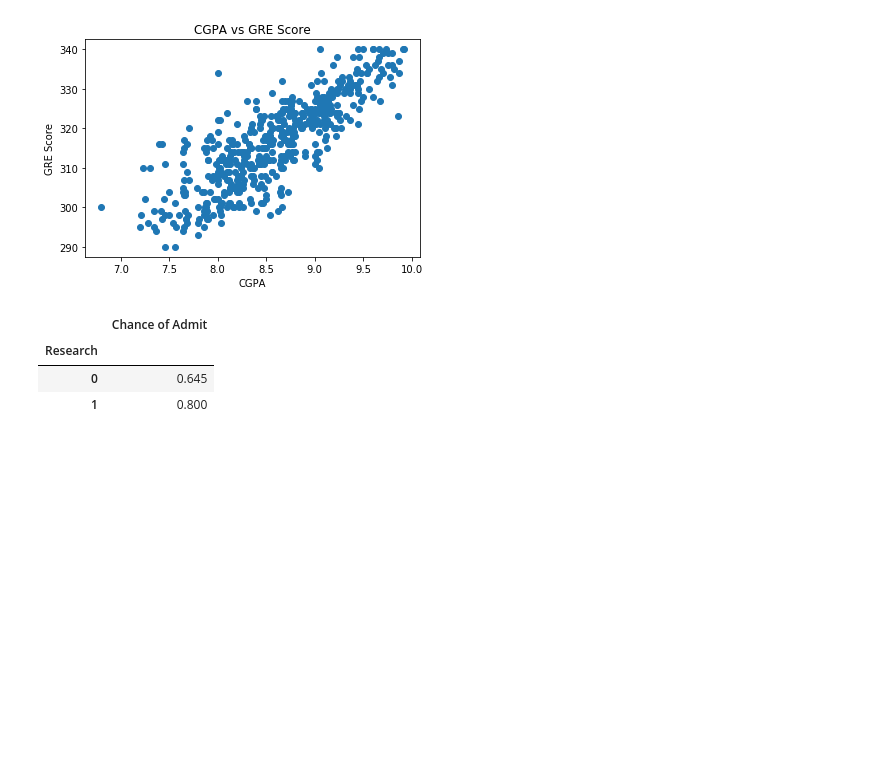
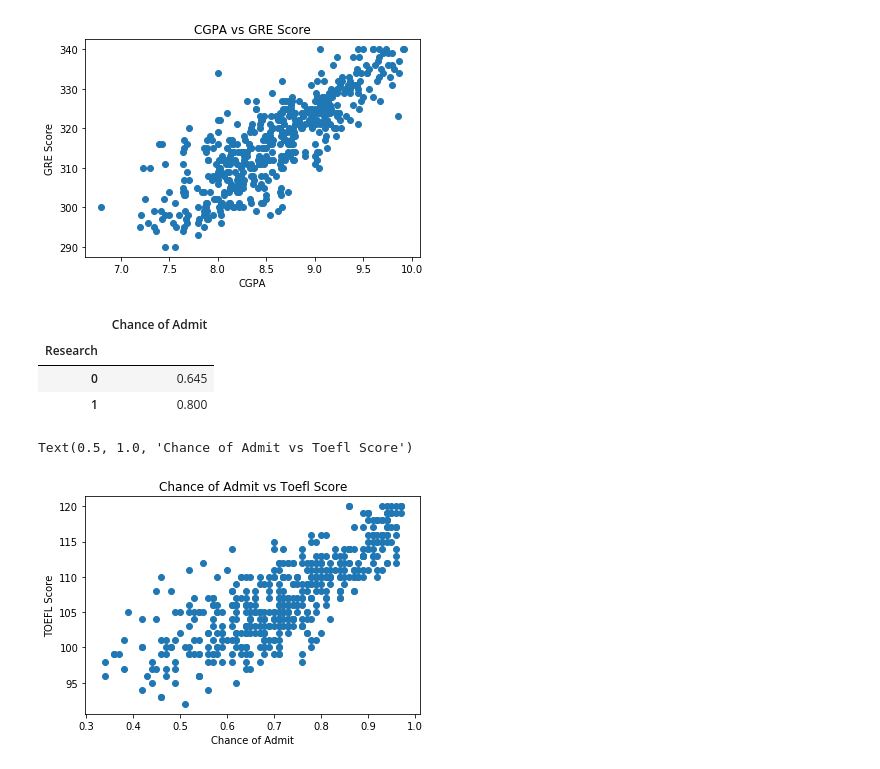
Before and after one commit to DiptoChakrabarty/Data-Science-with-Ml, a Jupyter notebook: Kaggle/Graduation.ipynb, the cells around one changed output. Drawn from its saved outputs; the diff is of its cells as text; code cells hidden in the pictures; blank space fills up the shorter version.

Commit message:
Graduation GRE TOEFL

```diff
--- a/Kaggle/Graduation.ipynb
+++ b/Kaggle/Graduation.ipynb
@@ -146,3 +148,11 @@ train[["Research","Chance of Admit "]].groupby(["Research"]).median()
 | Research |  |
 | 0 | 0.645 |
 | 1 | 0.800 |
+# %%
+plt.scatter(train["Chance of Admit "],train["TOEFL Score"])
+plt.xlabel("Chance of Admit")
+plt.ylabel("TOEFL Score")
+plt.title("Chance of Admit vs Toefl Score")
+# %% [output]
+Text(0.5, 1.0, 'Chance of Admit vs Toefl Score')
+[figure, added]
```
Also changed, not shown: parts of 3 cells of this notebook.
